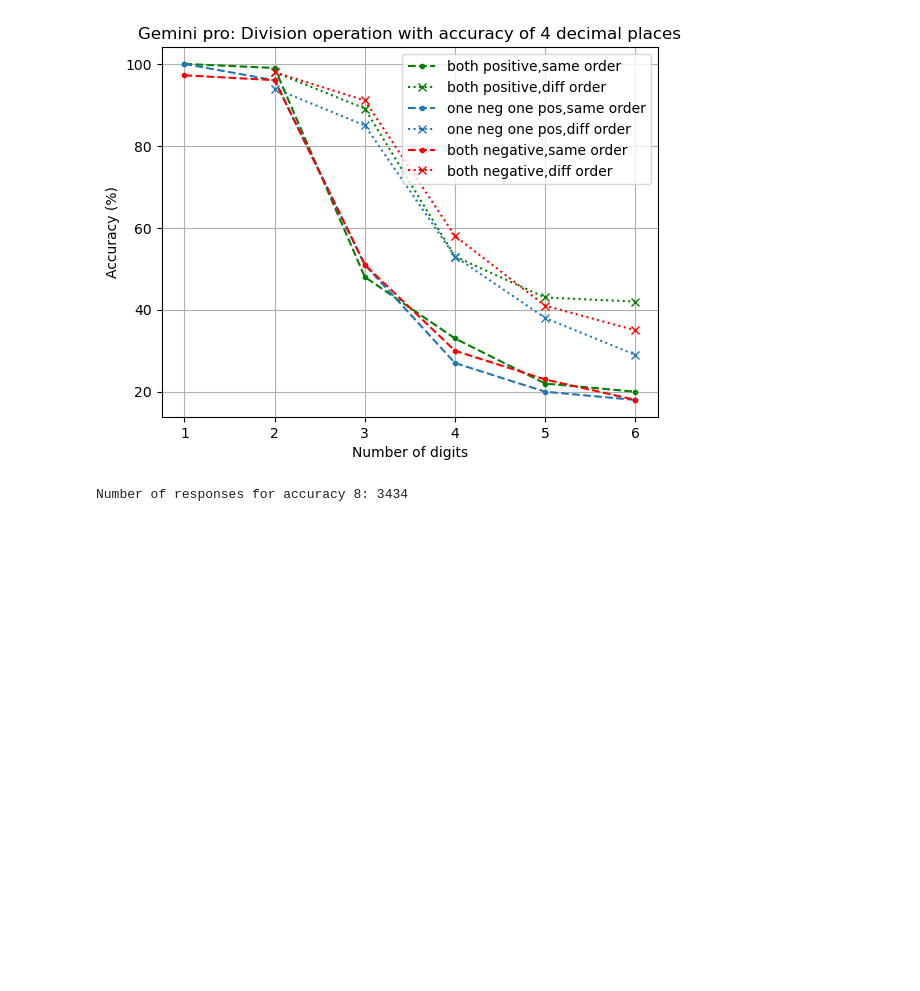
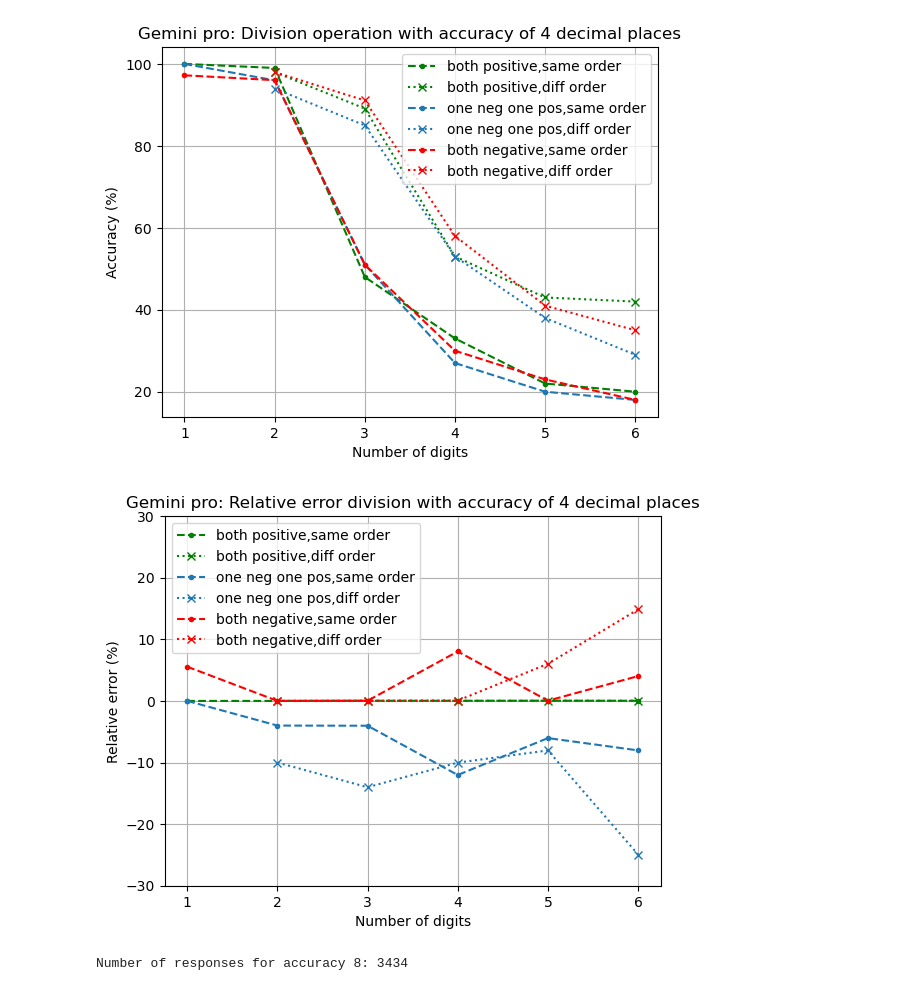
Before and after one commit to rushikeshpawar22581/NLP_project_EssentialNumberPropertiesForLMs, a Jupyter notebook: code/gemini_pro/eval_gemini_division.ipynb, the cells around one changed output. Cells and saved outputs as stored; diff of their text form; code cells hidden in the pictures; blank space fills up the shorter version.

```diff
--- a/code/gemini_pro/eval_gemini_division.ipynb
+++ b/code/gemini_pro/eval_gemini_division.ipynb
@@ -92,6 +98,27 @@ plt.savefig('gemini_response/plots/division_acc4_accuracy.png')
 plt.show()
 # %% [output]
 [figure]
+# %%
+rel_err_accuracy_acc4 = rel_error_acc4*100/total_acc4
+digits = np.arange(1,MAX_DIGITS+1)
+
+# plot the accuracy for different number of digits
+plt.plot(digits, rel_err_accuracy_acc4[0,0],marker='o',ms=3,linestyle='--',color='green',label='both positive,same order')
+plt.plot(digits[1:], rel_err_accuracy_acc4[0,1,1:],marker='x',linestyle=':',color='green',label='both positive,diff order')
+plt.plot(digits, rel_err_accuracy_acc4[1,0],marker='o',ms=3,linestyle='--',color='#1f77b4',label='one neg one pos,same order')
+plt.plot(digits[1:],rel_err_accuracy_acc4[1,1,1:],marker='x',linestyle=':',color='#1f77b4',label='one neg one pos,diff order')
+plt.plot(digits, rel_err_accuracy_acc4[2,0],marker='o',ms=3,linestyle='--',color='red',label='both negative,same order')
+plt.plot(digits[1:], rel_err_accuracy_acc4[2,1,1:],marker='x',linestyle=':',color='red',label='both negative,diff order')
+plt.xlabel('Number of digits')
+plt.ylabel('Relative error (%)')
+plt.ylim(-30,30)
+plt.title('Gemini pro: Relative error division with accuracy of 4 decimal places')
+plt.legend()
+plt.grid()
+plt.savefig('gemini_response/plots/division_acc4_rel_error.png')
+plt.show()
+# %% [output]
+[figure, added]
 # %%
 responses_acc8 = []
 with open('gemini_response/div_acc8_response.txt','r') as file:
```
Also changed, not shown: parts of 9 cells of this notebook, 6 other files.
